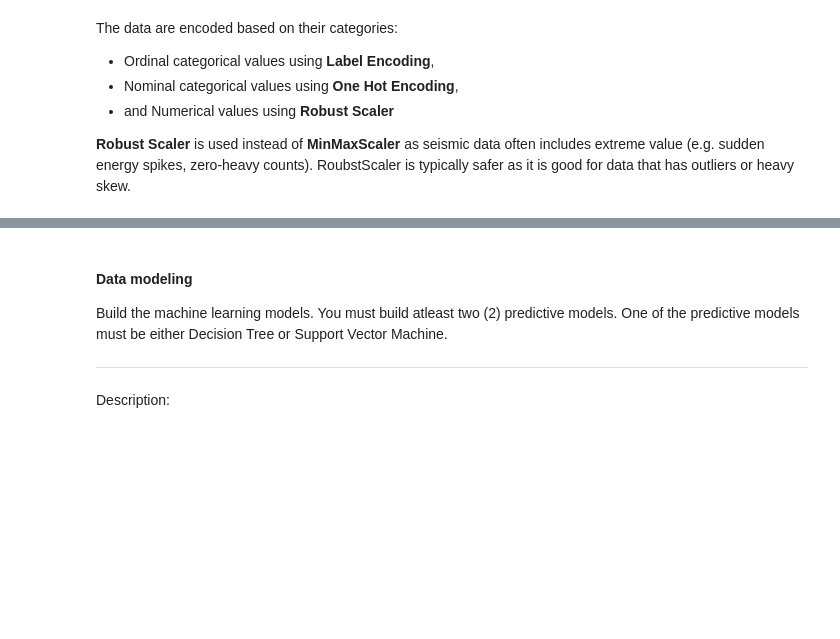
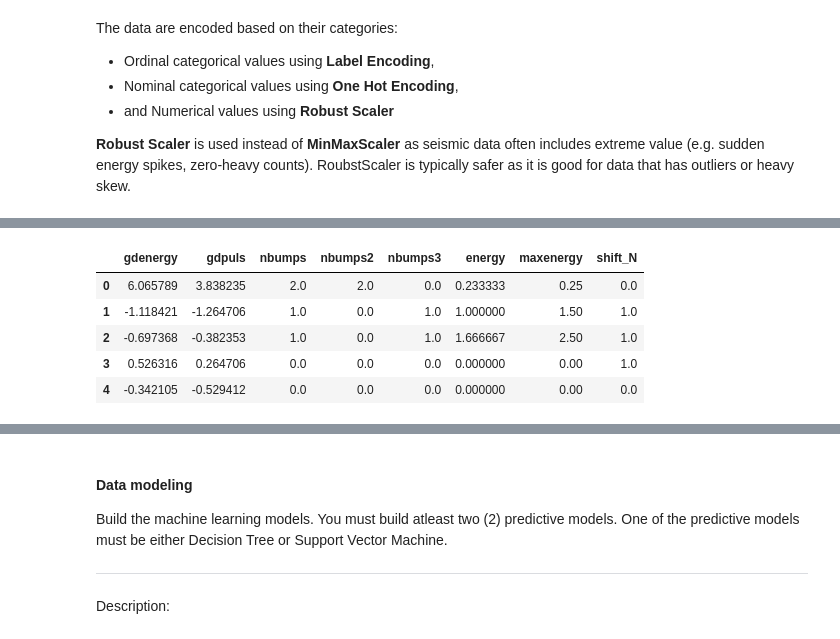
Before and after one commit to WenHao1223/cpc251-proj, a Jupyter notebook: Seismic/CPC251_Project_Part1_Seismic6.ipynb, the cells around one changed output, grey strips where cells are left out. Saved outputs shown, nothing was run; the diff lists cells and outputs as text; code cells hidden in the pictures; blank space fills up the shorter version.

```diff
--- a/Seismic/CPC251_Project_Part1_Seismic6.ipynb
+++ b/Seismic/CPC251_Project_Part1_Seismic6.ipynb
@@ -429,0 +526,10 @@ X_test_df[numerical_df.columns].head()
+# %%
+X_train_df = pd.DataFrame(X_train, columns=selected_features)
+X_train_df.head()
+# %% [output]
+|  | gdenergy | gdpuls | nbumps | nbumps2 | nbumps3 | energy | maxenergy | shift_N |
+| 0 | 6.065789 | 3.838235 | 2.0 | 2.0 | 0.0 | 0.233333 | 0.25 | 0.0 |
+| 1 | -1.118421 | -1.264706 | 1.0 | 0.0 | 1.0 | 1.000000 | 1.50 | 1.0 |
+| 2 | -0.697368 | -0.382353 | 1.0 | 0.0 | 1.0 | 1.666667 | 2.50 | 1.0 |
+| 3 | 0.526316 | 0.264706 | 0.0 | 0.0 | 0.0 | 0.000000 | 0.00 | 1.0 |
+| 4 | -0.342105 | -0.529412 | 0.0 | 0.0 | 0.0 | 0.000000 | 0.00 | 0.0 |
```
Also changed, not shown: parts of 14 cells of this notebook.
